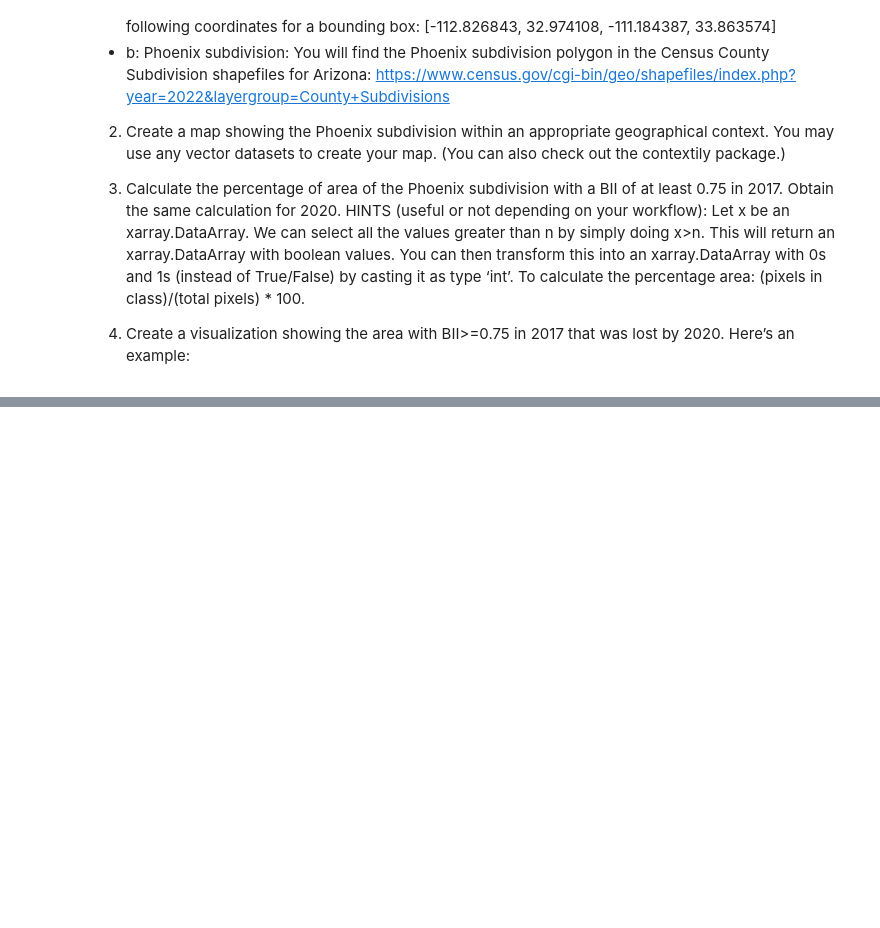
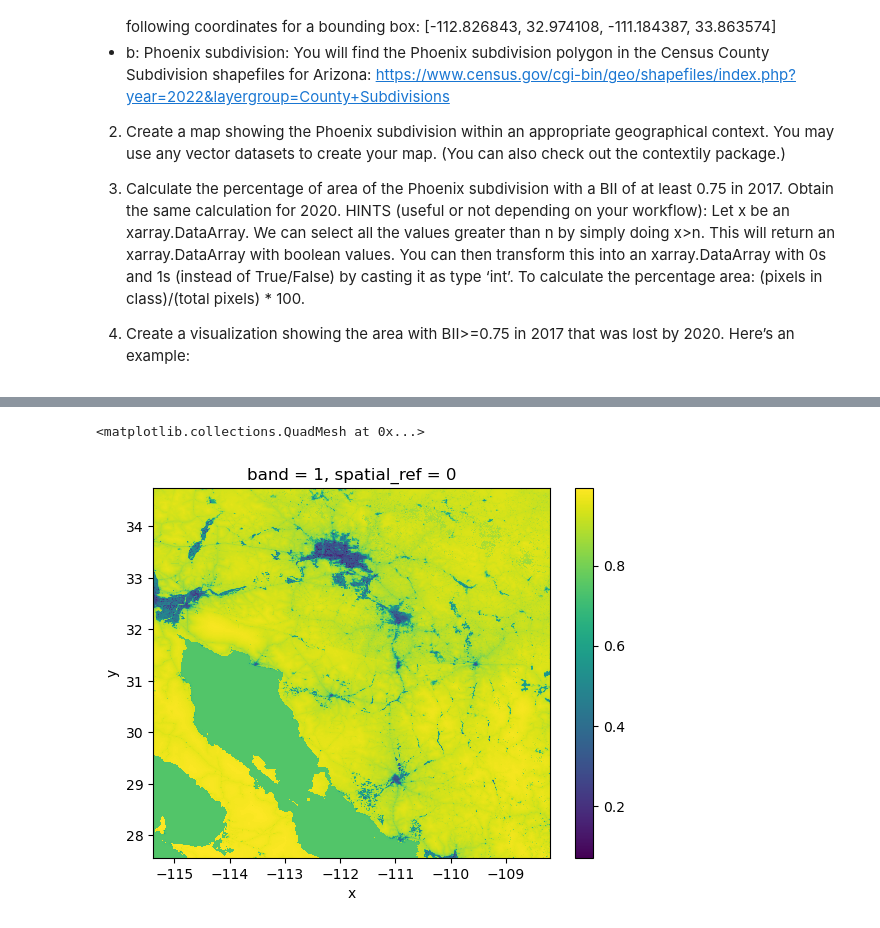
Before and after one commit to rosemaryjuarez/Maricopa-County-bidiversity-analysis, a Jupyter notebook: Final_biodiversity_analysis.ipynb, the cells around one changed output, grey strips where cells are left out. Saved outputs shown, nothing was run; the diff lists cells and outputs as text; code cells hidden in the pictures; blank space fills up the shorter version.

Commit message:
now stuck after calling in data

```diff
--- a/Final_biodiversity_analysis.ipynb
+++ b/Final_biodiversity_analysis.ipynb
@@ -21,0 +84,3 @@ Instructions
+# %%
+items_17 = search.item_collection()
+len(items_17)
@@ -21,0 +93,4 @@ Instructions
+# %%
+# get first item in the catalog search
+item_17 = items_17[0]
+type(item_17)
@@ -21,0 +209,3 @@ Instructions
+# %%
+az_17 = rioxr.open_rasterio(item_17.assets['data'].href)
+az_17
@@ -21,0 +239,5 @@ Instructions
+# %%
+az_17[0].plot()
+# %% [output]
+<matplotlib.collections.QuadMesh at 0x...>
+[figure, added]
```
Also changed, not shown: parts of 27 cells of this notebook.
